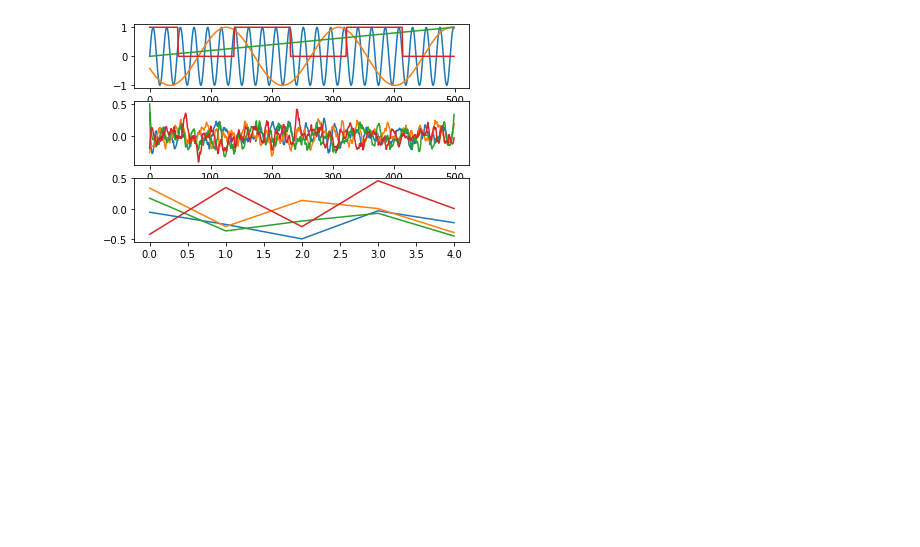
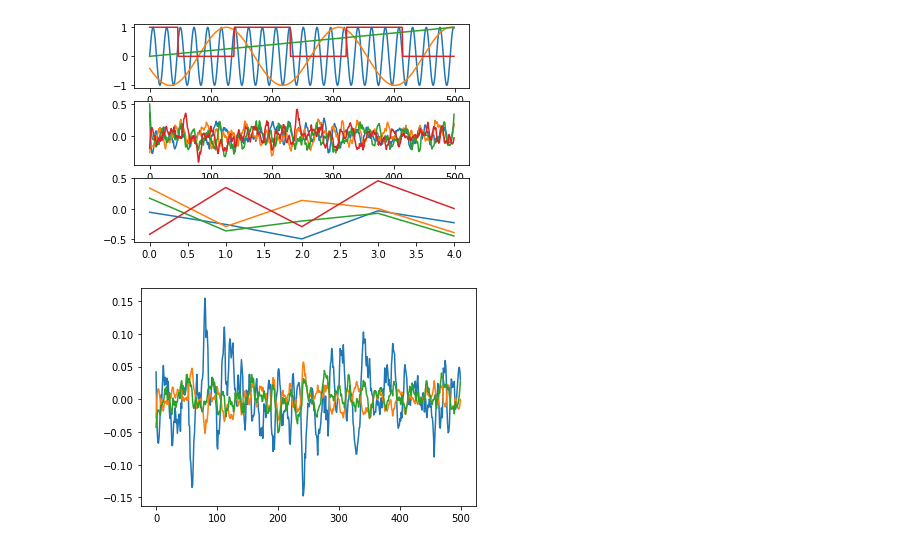
Before and after one commit to kimerein/tensor_regression, a Jupyter notebook: demo_MultinomialTensorRegression.ipynb, the cells around one changed output. Cells and saved outputs as stored; diff of their text form; code cells hidden in the pictures; blank space fills up the shorter version.

```diff
--- a/demo_MultinomialTensorRegression.ipynb
+++ b/demo_MultinomialTensorRegression.ipynb
@@ -45,6 +45,11 @@ for ii in range(len(axs)):
 # %% [output]
 [figure]
 [figure]
+# %%
+plt.figure()
+plt.plot(X_fake[:3][:,0].T);
+# %% [output]
+[figure, added]
 # %%
 X = X_fake.numpy()
 X = (X - np.mean(X, axis=1)[:,None,:])
```
Also changed, not shown: parts of 2 cells of this notebook, 2 other files.
